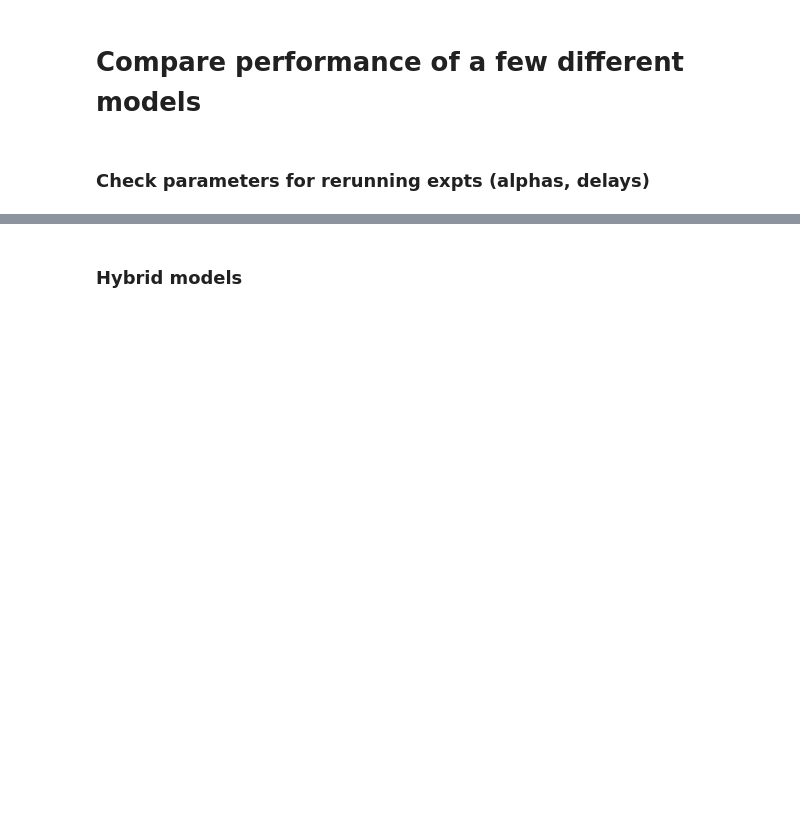
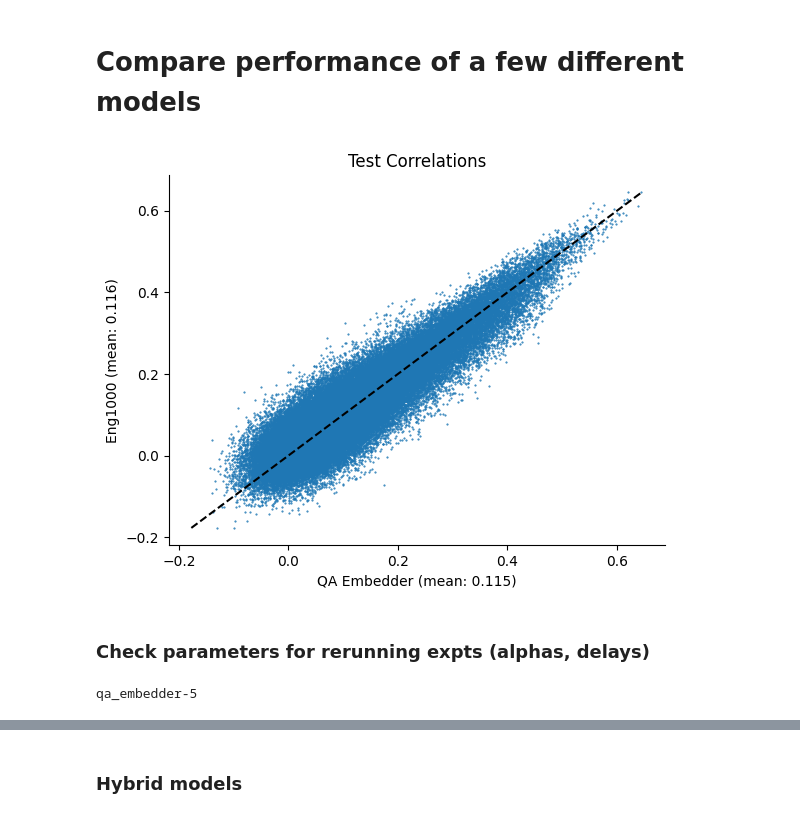
Before and after one commit to csinva/interpretable-embeddings, a Jupyter notebook: notebooks/01_encoding.ipynb, the cells around one changed output, grey strips where cells are left out. Saved outputs shown, nothing was run; the diff lists cells and outputs as text; code cells hidden in the pictures; blank space fills up the shorter version.

```diff
--- a/notebooks/01_encoding.ipynb
+++ b/notebooks/01_encoding.ipynb
@@ -53,20 +76,25 @@ eng1000 = r[(r.feature_space == 'eng1000')].sort_values(
     by='corrs_tune_mean', ascending=False).iloc[0]
 # %%
 plt.plot(qa['corrs_test'], eng1000['corrs_test'], '.', ms=1)
-plt.xlabel('QA Embedder')
-plt.ylabel('Eng1000')
+plt.xlabel(f'QA Embedder (mean: {qa["corrs_test"].mean():0.3f})')
+plt.ylabel(f'Eng1000 (mean: {eng1000["corrs_test"].mean():0.3f})')
 plt.title('Test Correlations')
 m_max = max(qa['corrs_test'].max(), eng1000['corrs_test'].max())
 m_min = min(qa['corrs_test'].min(), eng1000['corrs_test'].min())
 plt.plot([m_min, m_max], [m_min, m_max], 'k--')
 plt.show()
+# %% [output]
+[figure, added]
 # %% [markdown]
 ### Check parameters for rerunning expts (alphas, delays)
 # %%
 # args = r[(r.pc_components == -1) * (r.ndelays == 8)].iloc[0]
-args = r.sort_values(by='corrs_test_mean').iloc[-1]
+# args = r.sort_values(by='corrs_test_mean').iloc[-1]
+args = qa
 model_params_to_save = joblib.load(
     join(args.save_dir_unique, 'model_params.pkl'))
 print(args.feature_space)
+# %% [output]
+qa_embedder-5
 # %%
 pd.Series(model_params_to_save['alphas_best']).value_counts()
```
Also changed, not shown: parts of 6 cells of this notebook, 3 other files.
